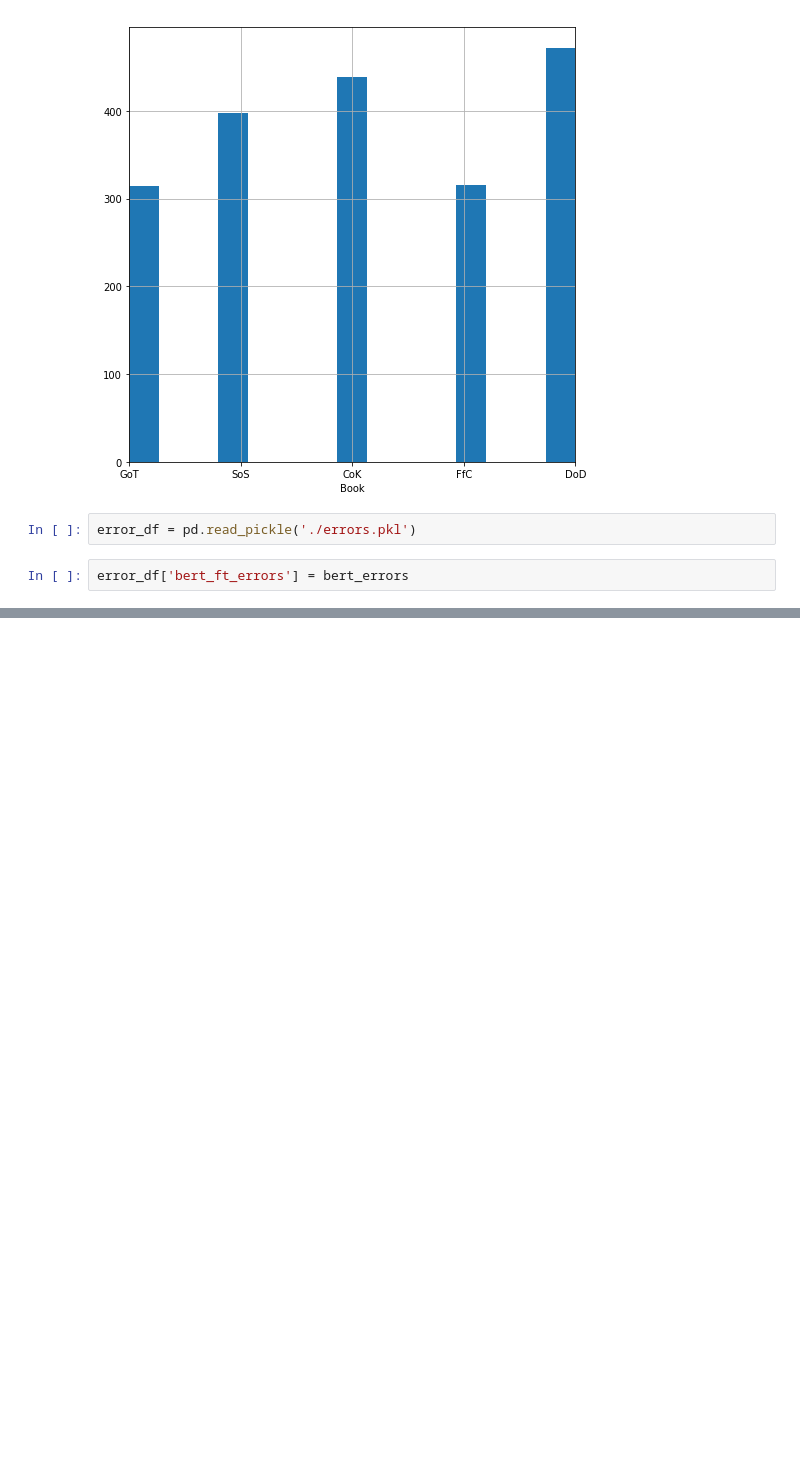
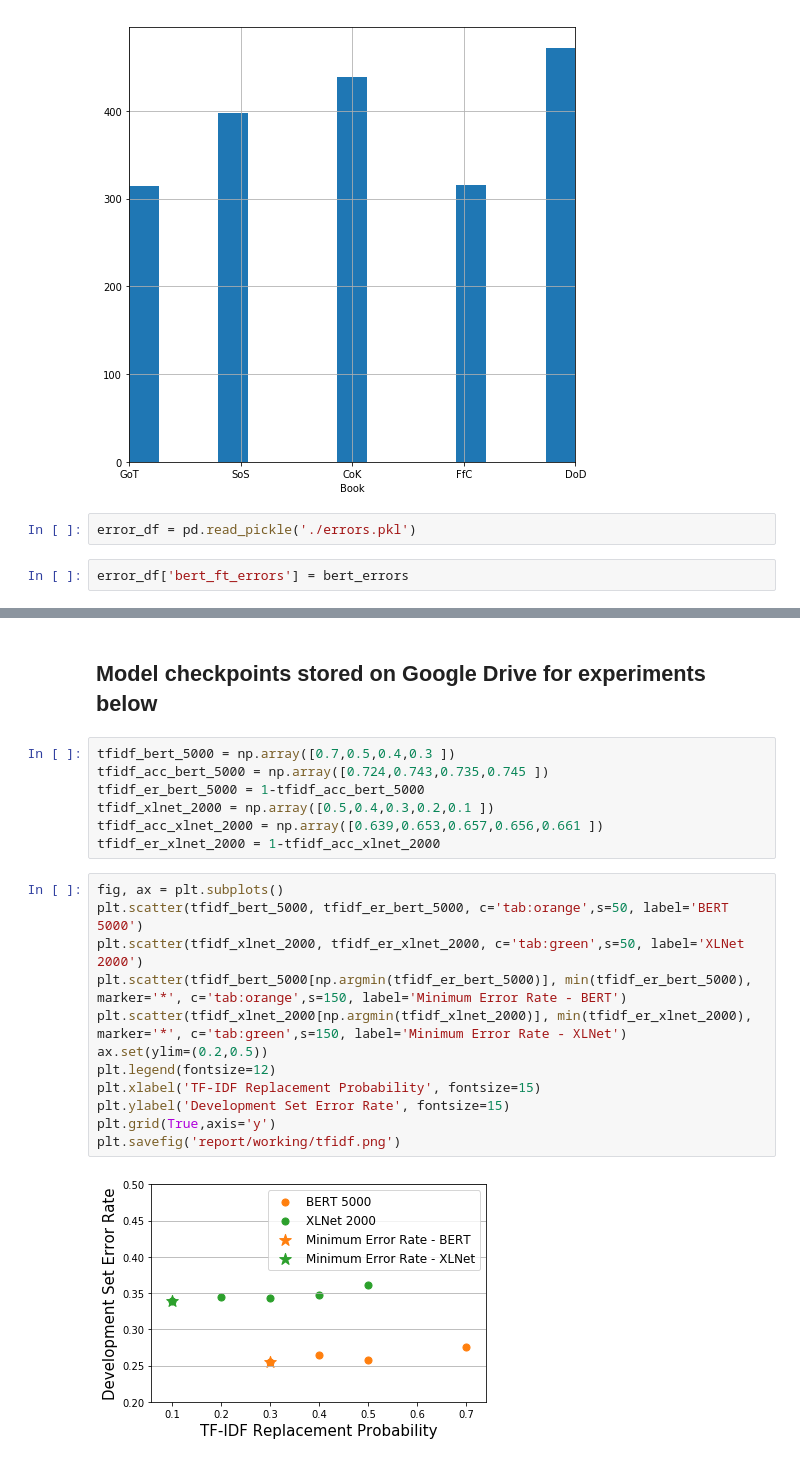
Before and after one commit to tomgoter/nlp_finalproject, a Jupyter notebook: error_analysis.ipynb, the cells around one changed output, grey strips where cells are left out. Saved outputs shown, nothing was run; the diff lists cells and outputs as text; blank space fills up the shorter version.

```diff
--- a/error_analysis.ipynb
+++ b/error_analysis.ipynb
@@ -194,0 +258,23 @@ plt.savefig('report/working/baseline.png')
+# %% [markdown]
+## Model checkpoints stored on Google Drive for experiments below
+# %%
+tfidf_bert_5000 = np.array([0.7,0.5,0.4,0.3 ])
+tfidf_acc_bert_5000 = np.array([0.724,0.743,0.735,0.745 ])
+tfidf_er_bert_5000 = 1-tfidf_acc_bert_5000
+tfidf_xlnet_2000 = np.array([0.5,0.4,0.3,0.2,0.1 ])
+tfidf_acc_xlnet_2000 = np.array([0.639,0.653,0.657,0.656,0.661 ])
+tfidf_er_xlnet_2000 = 1-tfidf_acc_xlnet_2000
+# %%
+fig, ax = plt.subplots()
+plt.scatter(tfidf_bert_5000, tfidf_er_bert_5000, c='tab:orange',s=50, label='BERT 5000')
+plt.scatter(tfidf_xlnet_2000, tfidf_er_xlnet_2000, c='tab:green',s=50, label='XLNet 2000')
+plt.scatter(tfidf_bert_5000[np.argmin(tfidf_er_bert_5000)], min(tfidf_er_bert_5000), marker='*', c='tab:orange',s=150, label='Minimum Error Rate - BERT')
+plt.scatter(tfidf_xlnet_2000[np.argmin(tfidf_xlnet_2000)], min(tfidf_er_xlnet_2000), marker='*', c='tab:green',s=150, label='Minimum Error Rate - XLNet')
+ax.set(ylim=(0.2,0.5))
+plt.legend(fontsize=12)
+plt.xlabel('TF-IDF Replacement Probability', fontsize=15)
+plt.ylabel('Development Set Error Rate', fontsize=15)
+plt.grid(True,axis='y')
+plt.savefig('report/working/tfidf.png')
+# %% [output]
+[figure, added]
```
Also changed, not shown: parts of 13 cells of this notebook, 14 other files.
